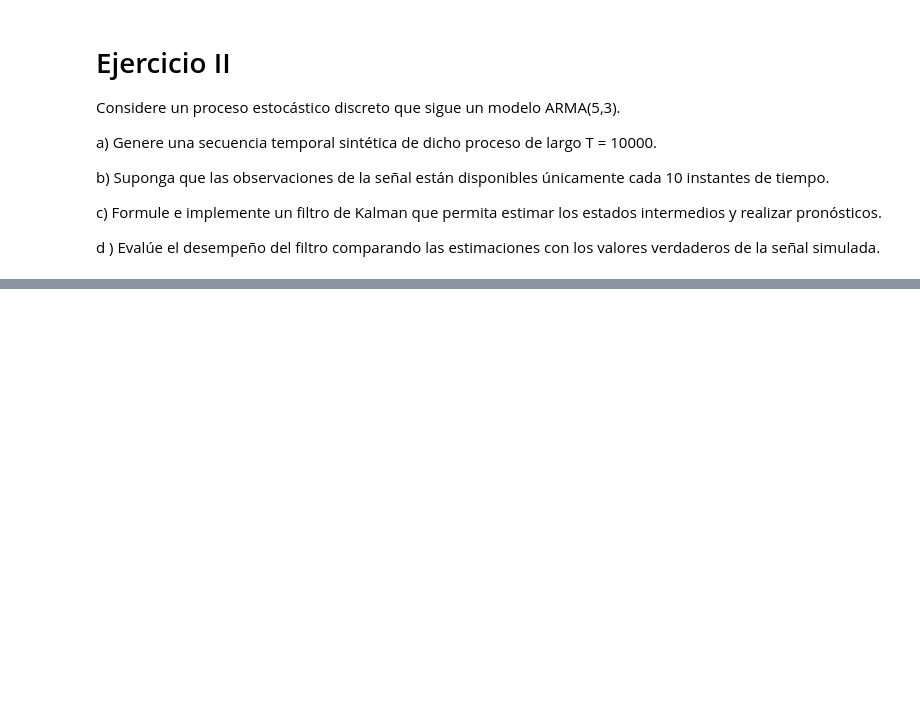
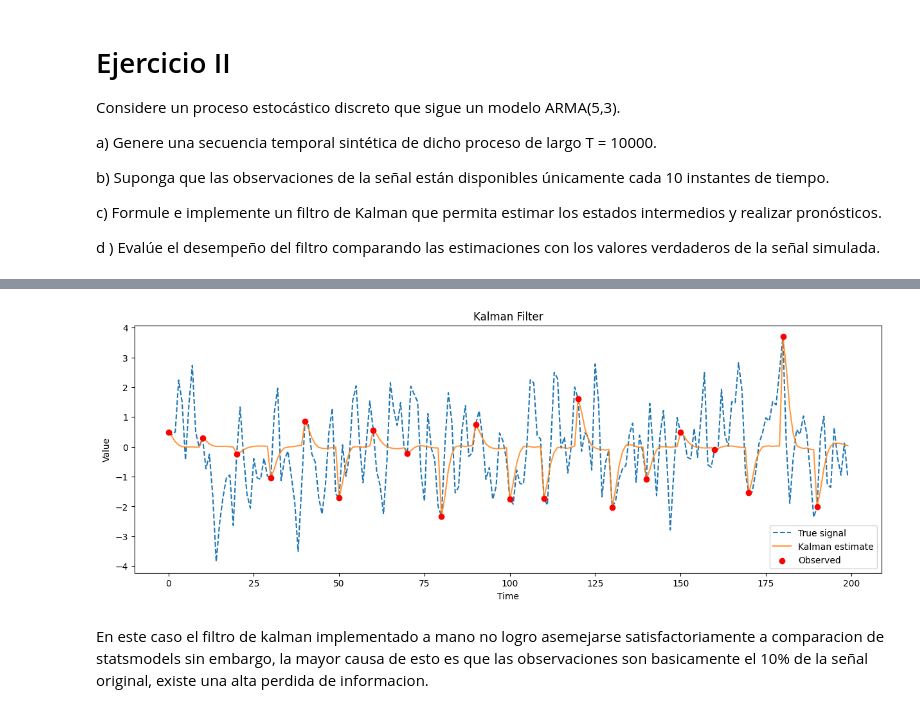
Before and after one commit to AbeRodz/Time-series-II, a Jupyter notebook: tp.ipynb, the cells around one changed output, grey strips where cells are left out. Drawn from its saved outputs; the diff is of its cells as text; code cells hidden in the pictures; blank space fills up the shorter version.

```diff
--- a/tp.ipynb
+++ b/tp.ipynb
@@ -276,0 +430,16 @@ señal simulada.
+# %%
+import matplotlib.pyplot as plt
+
+plt.figure(figsize=(15,5))
+plt.plot(x_true[:200], label='True signal', linestyle='--')
+plt.plot(x_est[:200], label='Kalman estimate', alpha=0.8)
+plt.scatter(np.arange(T)[mask_obs][:20], y[mask_obs][:20], color='red', label='Observed', zorder=5)
+plt.title('Kalman Filter')
+plt.xlabel('Time')
+plt.ylabel('Value')
+plt.legend()
+plt.show()
+# %% [output]
+[figure, added]
+# %% [markdown]
+En este caso el filtro de kalman implementado a mano no logro asemejarse satisfactoriamente a comparacion de statsmodels sin embargo, la mayor causa de esto es que las observaciones son basicamente el 10% de la señal original, existe una alta perdida de informacion.
```
Also changed, not shown: parts of 13 cells of this notebook, 2 other files.
